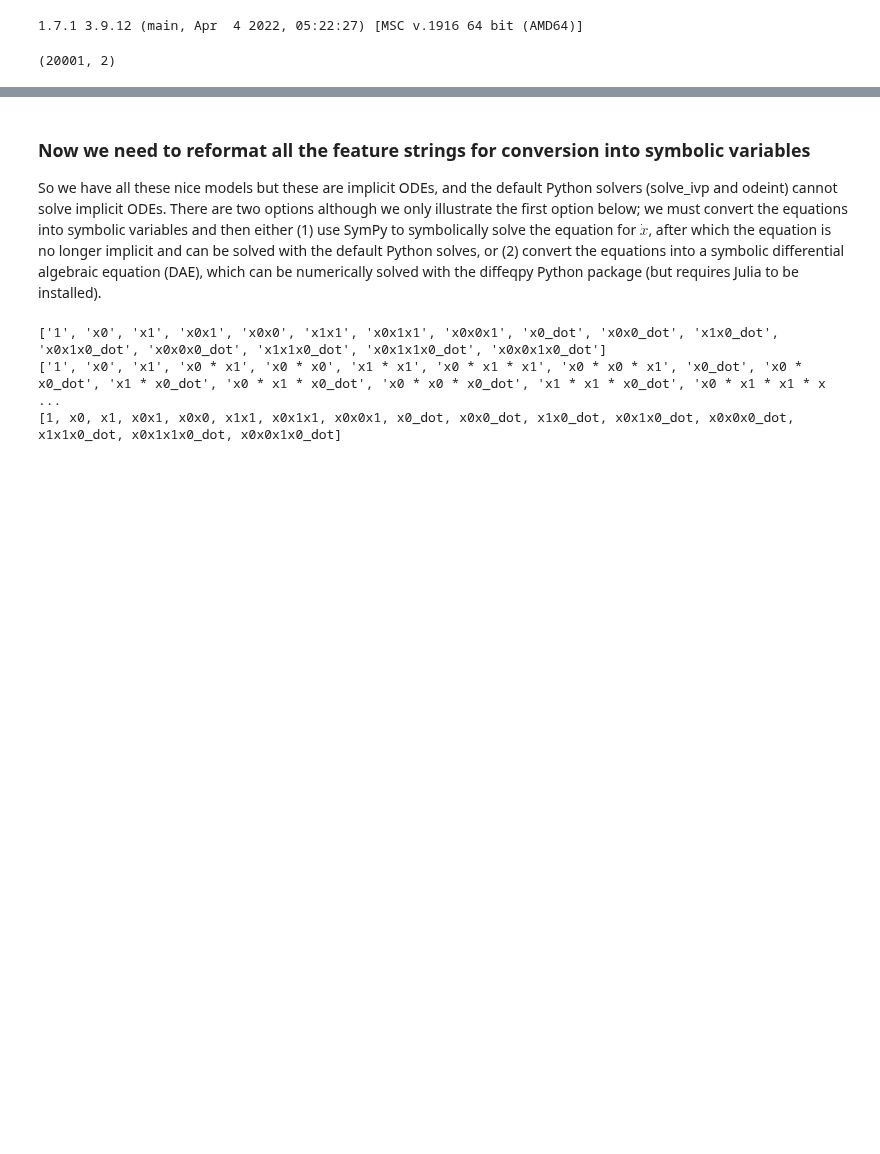
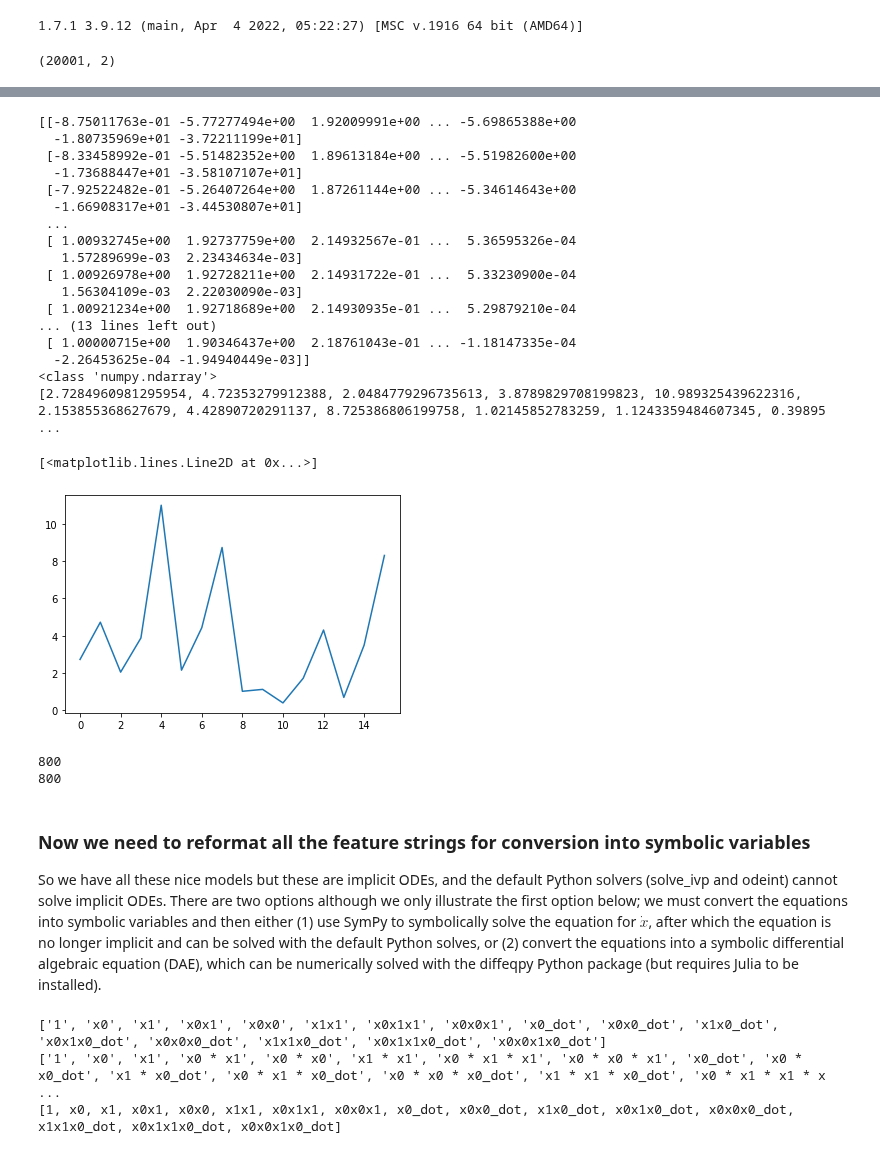
Before and after one commit to ainsleylaiuw/ISB-Hadlock-Lai, a Jupyter notebook: Ex_System.ipynb, the cells around one changed output, grey strips where cells are left out. Cells and saved outputs as stored; diff of their text form; code cells hidden in the pictures; blank space fills up the shorter version.

Commit message:
update 31, model scoring error, model.model

```diff
--- a/Ex_System.ipynb
+++ b/Ex_System.ipynb
@@ -619,7 +615,7 @@ print(t[-1])
 # training set
 r = len(var) # appears to be number of variables in example (x0, x1, x2,...)
 dt = 0.01
-T = 20
+T = 8
 t = np.arange(0, T, dt)
 t_span = (t[0], t[-1])
 netswitch0_train = np.random.random(r) * 5
@@ -841,0 +818,25 @@ array([0.88887745, 0.32997583])
+# %%
+# getting v_dot w/ generalized lib
+# Initialize the inputs
+inputs_v_temp = np.tile([0, 1], 3)
+inputs_per_v_library = np.reshape(inputs_v_temp, (3, 2))
+inputs_per_v_library[2, 0] = 1
+
+generalized_library = ps.GeneralizedLibrary(
+    [constant_library, custom_library, sindy_library],
+    tensor_array=[[0,1,1]],
+    inputs_per_library=inputs_per_v_library
+)
+# Issue running multiple_traj. with generalized_library
+v_model = ps.SINDy(feature_library=generalized_library,
+                 optimizer=sindy_opt,
+                 differentiation_method=ps.FiniteDifference(drop_endpoints=False),
+                )
+
+#model.fit(netswitch_train_multi, t=dt, multiple_trajectories=True)
+v_model.fit(netswitch_train, t=dt, multiple_trajectories=False)
+
+# lhs= gets the function names since print() will miss the fact that we're using SINDyPI
+v_model.print(lhs=v_model.get_feature_names())
+generalized_library.get_feature_names()
+v_model.get_feature_names()
@@ -853,3 +904,46 @@ ValueError: cannot reshape array of size 32000 into shape (2000,2)
+# %%
+# Model error
+u_true = u_model.differentiate(netswitch_train, t)
+udot_predict = u_model.model.predict(netswitch_train)
+print(udot_predict)
+print("-----------------------------------------------------------------")
+vdot_predict = v_model.model.predict(netswitch_train)
+print(vdot_predict)
+# List of [ (udot, vdot)_model0, (udot, vdot)_model1, ... (udot, vdot)_model15]
+Xdots = []
+for i in range(len(u_model.get_feature_names())):
+    Xdot_i = np.column_stack([udot_predict[:, i], vdot_predict[:, i]]).reshape(u_true.shape)
+    Xdots.append(Xdot_i)
+print(type(Xdots[13]))
+Xdot_error = [np.linalg.norm(u_true - Xdot) / np.linalg.norm(u_true) for Xdot in Xdots]
+print(Xdot_error)
+plt.plot(range(16), Xdot_error)
+# %% [output]
+[[-8.75011763e-01 -5.77277494e+00  1.92009991e+00 ... -5.69865388e+00
+  -1.80735969e+01 -3.72211199e+01]
+ [-8.33458992e-01 -5.51482352e+00  1.89613184e+00 ... -5.51982600e+00
+  -1.73688447e+01 -3.58107107e+01]
+ [-7.92522482e-01 -5.26407264e+00  1.87261144e+00 ... -5.34614643e+00
+  -1.66908317e+01 -3.44530807e+01]
+ ...
+ [ 1.00932745e+00  1.92737759e+00  2.14932567e-01 ...  5.36595326e-04
+   1.57289699e-03  2.23434634e-03]
+ [ 1.00926978e+00  1.92728211e+00  2.14931722e-01 ...  5.33230900e-04
+   1.56304109e-03  2.22030090e-03]
+ [ 1.00921234e+00  1.92718689e+00  2.14930935e-01 ...  5.29879210e-04
+... (13 lines left out)
+ [ 1.00000715e+00  1.90346437e+00  2.18761043e-01 ... -1.18147335e-04
+  -2.26453625e-04 -1.94940449e-03]]
+<class 'numpy.ndarray'>
+[2.7284960981295954, 4.72353279912388, 2.0484779296735613, 3.8789829708199823, 10.989325439622316, 2.153855368627679, 4.42890720291137, 8.725386806199758, 1.02145852783259, 1.1243359484607345, 0.39895 ...
+[<matplotlib.lines.Line2D at 0x...>]
+[figure, added]
+# %%
+print(len(netswitch_train))
+print(len(t))
+# %% [output]
+800
+800
 # %% [markdown]
 ### Now we need to reformat all the feature strings for conversion into symbolic variables
 So we have all these nice models but these are implicit ODEs, and the default Python solvers (solve_ivp and odeint) cannot solve implicit ODEs. There are two options although we only illustrate the first option below; we must convert the equations into symbolic variables and then either (1) use SymPy to symbolically solve the equation for $\dot{x}$, after which the equation is no longer implicit and can be solved with the default Python solves, or (2) convert the equations into a symbolic differential algebraic equation (DAE), which can be numerically solved with the diffeqpy Python package (but requires Julia to be installed).
```
Also changed, not shown: parts of 6 cells of this notebook.
